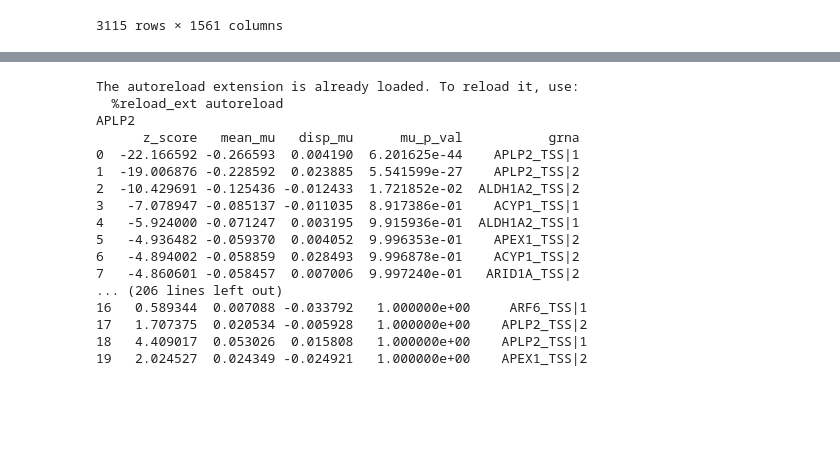
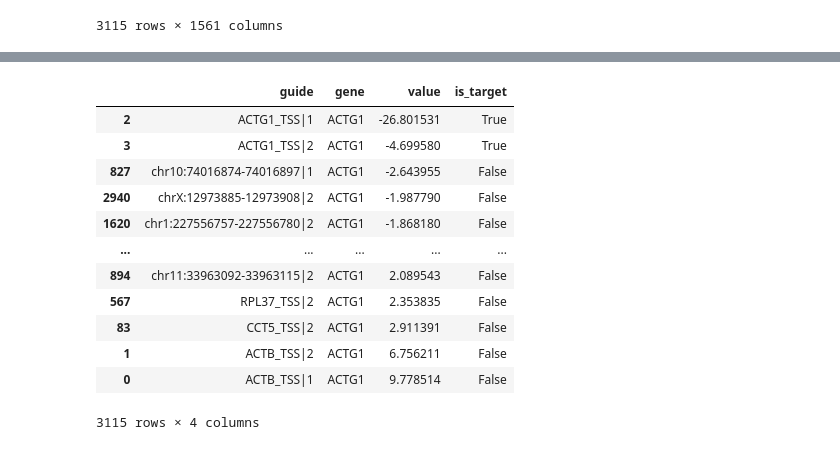
Before and after one commit to pinellolab/PerTurbo, a Jupyter notebook: docs/notebooks/gasperini_pilot.ipynb, the cells around one changed output, grey strips where cells are left out. Saved outputs shown, nothing was run; the diff lists cells and outputs as text; code cells hidden in the pictures; blank space fills up the shorter version.

```diff
--- a/docs/notebooks/gasperini_pilot.ipynb
+++ b/docs/notebooks/gasperini_pilot.ipynb
@@ -172,49 +213,46 @@ TypeError: descriptor '__init__' of 'super' object needs an argument
 # %%
 %load_ext autoreload
 %autoreload 2
+from matplotlib.scale import scale_factory
+from pyparsing import col
 from scipy.stats import norm
+from torch import sign
 
-# lfc_threshold = 0.1 # ~ 10% knockdown
-lfc_threshold = 0.1
+lfc_threshold = 0.05 # ~ at least 5% knockdown
+# lfc_threshold = 0 # nonzero knockdown
+# gene_index=45
 
-if smoke_test:
-    for gene_index in range(len(subset_genes)):
-        print(mdata_subset['rna'].var_names[gene_index])
+scale_factor = 0.1
+perturb_mean_lfc_mu = pyro.get_param_store()['perturb_mean_lfc.mu'].detach().cpu().numpy()
+perturb_disp_lfc_mu = pyro.get_param_store()['perturb_disp_lfc.mu'].detach().cpu().numpy()
+lfc_cov_tril = pyro.get_param_store()['perturb_lfc.scale_tril'] * scale_factor
+lfc_cov = lfc_cov_tril @ lfc_cov_tril.transpose(dim0=-1, dim1=-2)
+perturb_mean_lfc_sigma = lfc_cov[...,0,0].sqrt().detach().cpu().numpy()
+perturb_disp_lfc_sigma = lfc_cov[...,0,0].sqrt().detach().cpu().numpy()
+assert perturb_mean_lfc_mu.shape == perturb_mean_lfc_sigma.shape
+perturb_z_scores = perturb_mean_lfc_mu/perturb_mean_lfc_sigma
+perturb_p_vals = norm.cdf(lfc_threshold, loc=-perturb_mean_lfc_mu, scale=perturb_mean_lfc_sigma)
 
-        perturb_mean_lfc_mu = pyro.get_param_store()['perturb_mean_lfc.mu'].detach().cpu().numpy()
-        perturb_disp_lfc_mu = pyro.get_param_store()['perturb_disp_lfc.mu'].detach().cpu().numpy()
-        lfc_cov_tril = pyro.get_param_store()['perturb_lfc.scale_tril'] * pyro.get_param_store()['scale_factor'].exp()
-        lfc_cov = lfc_cov_tril @ lfc_cov_tril.transpose(dim0=-1, dim1=-2)
-        perturb_mean_lfc_sigma = lfc_cov[...,0,0].sqrt().detach().cpu().numpy()
-        perturb_disp_lfc_sigma = lfc_cov[...,0,0].sqrt().detach().cpu().numpy()
-        assert perturb_mean_lfc_mu.shape == perturb_mean_lfc_sigma.shape
-        perturb_z_scores = perturb_mean_lfc_mu/perturb_mean_lfc_sigma
-        perturb_p_vals = norm.cdf(lfc_threshold, loc=-perturb_mean_lfc_mu, scale=perturb_mean_lfc_sigma)
-
-        # perturb_z_scores[:,gene_index].detach().cpu().numpy()
-        z_df = pd.DataFrame({'z_score': perturb_z_scores[:,gene_index],
-                            'mean_mu': perturb_mean_lfc_mu[:,gene_index],
-                            'disp_mu': perturb_disp_lfc_mu[:,gene_index],
-                            'mu_p_val': perturb_p_vals[:,gene_index],
-                            'grna': mdata_subset['grna'].var_names,})
-        # z_df.hist('mu_p_val', bins=100)
-        # z_df.plot(x='mean_mu',y='disp_mu', style='o')
-        print(z_df.sort_values('mu_p_val', ascending=True).reset_index(drop=True).head(20))
+significant_results = (
+    pd.DataFrame(data=perturb_z_scores, columns=subset_genes, index=selected_guides)
+    .melt(var_name="gene", ignore_index=False)
+    .reset_index(names="guide")
+    .sort_values("value")
+    .assign(is_target=lambda x: x['guide'].str.split('_', expand=True)[0]==x['gene'])
+)
+# significant_results['guide'].str.split("_", expand=True)[0]
+significant_results
 # %% [output]
+|  | guide | gene | value | is_target |
+| 2 | ACTG1_TSS|1 | ACTG1 | -26.801531 | True |
+| 3 | ACTG1_TSS|2 | ACTG1 | -4.699580 | True |
+| 827 | chr10:74016874-74016897|1 | ACTG1 | -2.643955 | False |
+| 2940 | chrX:12973885-12973908|2 | ACTG1 | -1.987790 | False |
+| 1620 | chr1:227556757-227556780|2 | ACTG1 | -1.868180 | False |
+| ... | ... | ... | ... | ... |
+| 894 | chr11:33963092-33963115|2 | ACTG1 | 2.089543 | False |
+| 567 | RPL37_TSS|2 | ACTG1 | 2.353835 | False |
+| 83 | CCT5_TSS|2 | ACTG1 | 2.911391 | False |
+| 1 | ACTB_TSS|2 | ACTG1 | 6.756211 | False |
+| 0 | ACTB_TSS|1 | ACTG1 | 9.778514 | False |
-The autoreload extension is already loaded. To reload it, use:
-  %reload_ext autoreload
-APLP2
-      z_score   mean_mu   disp_mu      mu_p_val           grna
-0  -22.166592 -0.266593  0.004190  6.201625e-44    APLP2_TSS|1
-1  -19.006876 -0.228592  0.023885  5.541599e-27    APLP2_TSS|2
-2  -10.429691 -0.125436 -0.012433  1.721852e-02  ALDH1A2_TSS|2
-3   -7.078947 -0.085137 -0.011035  8.917386e-01    ACYP1_TSS|1
-4   -5.924000 -0.071247  0.003195  9.915936e-01  ALDH1A2_TSS|1
-5   -4.936482 -0.059370  0.004052  9.996353e-01    APEX1_TSS|2
-6   -4.894002 -0.058859  0.028493  9.996878e-01    ACYP1_TSS|2
-7   -4.860601 -0.058457  0.007006  9.997240e-01   ARID1A_TSS|2
-... (206 lines left out)
-16   0.589344  0.007088 -0.033792   1.000000e+00     ARF6_TSS|1
-17   1.707375  0.020534 -0.005928   1.000000e+00    APLP2_TSS|2
-18   4.409017  0.053026  0.015808   1.000000e+00    APLP2_TSS|1
-19   2.024527  0.024349 -0.024921   1.000000e+00    APEX1_TSS|2
+3115 rows × 4 columns
```
Also changed, not shown: parts of 13 cells of this notebook, 3 other files.
